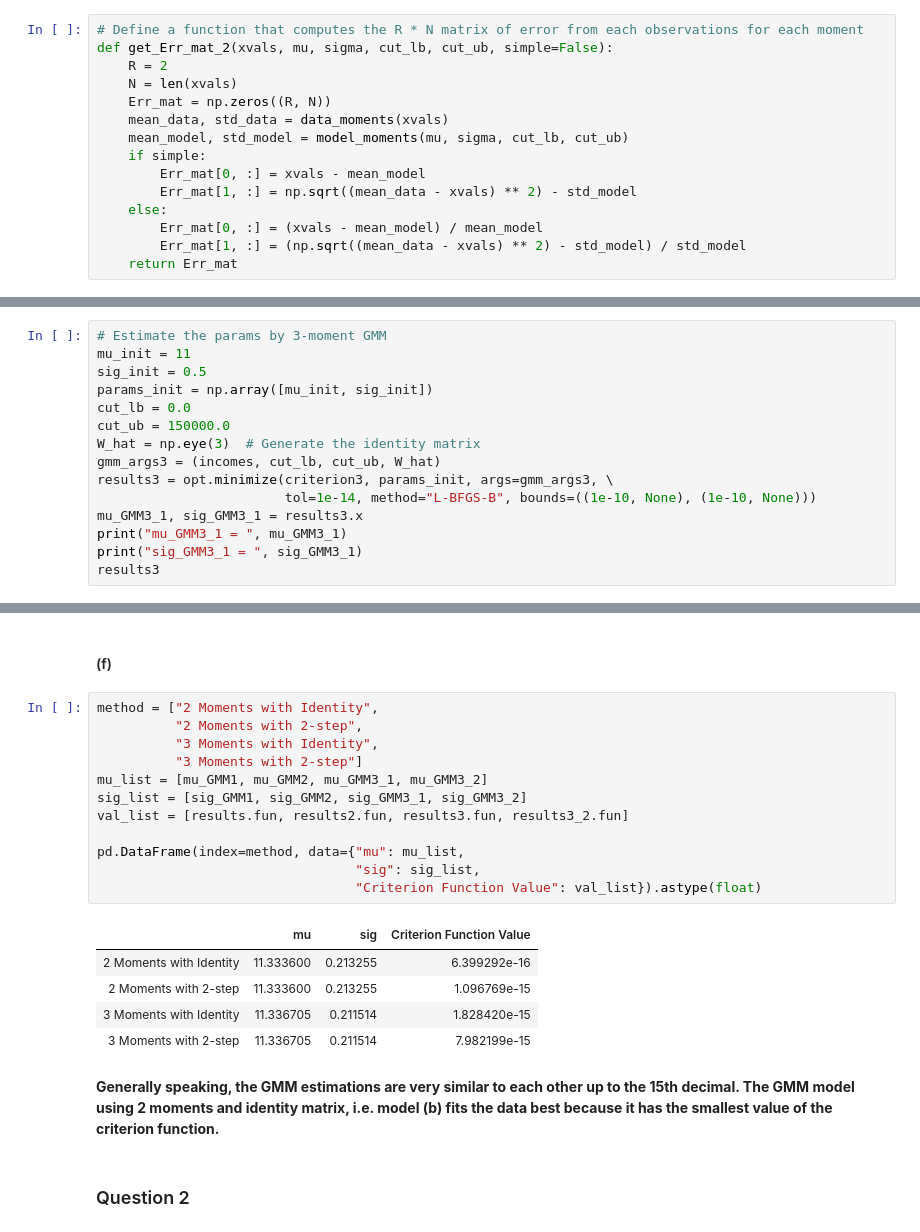
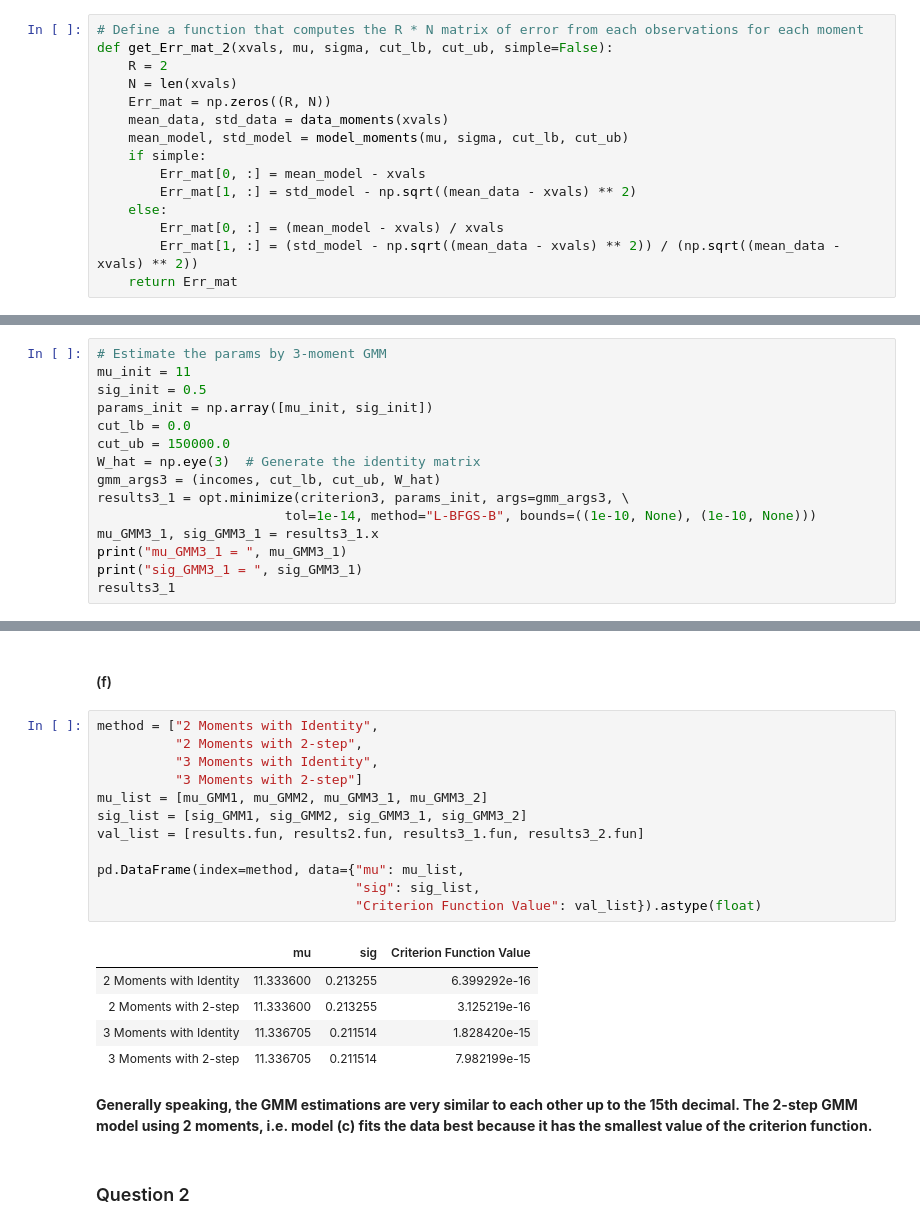
Before and after one commit to linghui-wu/persp-model-econ_w20, a Jupyter notebook: ProblemSets/PS5/PS5_solutions.ipynb, the cells around one changed output, grey strips where cells are left out. Cells and saved outputs as stored; diff of their text form.

```diff
--- a/ProblemSets/PS5/PS5_solutions.ipynb
+++ b/ProblemSets/PS5/PS5_solutions.ipynb
@@ -173,11 +203,11 @@ def get_Err_mat_2(xvals, mu, sigma, cut_lb, cut_ub, simple=False):
     mean_data, std_data = data_moments(xvals)
     mean_model, std_model = model_moments(mu, sigma, cut_lb, cut_ub)
     if simple:
-        Err_mat[0, :] = xvals - mean_model
-        Err_mat[1, :] = np.sqrt((mean_data - xvals) ** 2) - std_model
+        Err_mat[0, :] = mean_model - xvals
+        Err_mat[1, :] = std_model - np.sqrt((mean_data - xvals) ** 2)
     else:
-        Err_mat[0, :] = (xvals - mean_model) / mean_model
-        Err_mat[1, :] = (np.sqrt((mean_data - xvals) ** 2) - std_model) / std_model
+        Err_mat[0, :] = (mean_model - xvals) / xvals
+        Err_mat[1, :] = (std_model - np.sqrt((mean_data - xvals) ** 2)) / (np.sqrt((mean_data - xvals) ** 2))
     return Err_mat
 # %%
 # Calculate the new estimate of the var.-cov. matrix
@@ -304,12 +364,12 @@ cut_lb = 0.0
 cut_ub = 150000.0
 W_hat = np.eye(3)  # Generate the identity matrix
 gmm_args3 = (incomes, cut_lb, cut_ub, W_hat)
-results3 = opt.minimize(criterion3, params_init, args=gmm_args3, \
+results3_1 = opt.minimize(criterion3, params_init, args=gmm_args3, \
                         tol=1e-14, method="L-BFGS-B", bounds=((1e-10, None), (1e-10, None)))
-mu_GMM3_1, sig_GMM3_1 = results3.x
+mu_GMM3_1, sig_GMM3_1 = results3_1.x
 print("mu_GMM3_1 = ", mu_GMM3_1)
 print("sig_GMM3_1 = ", sig_GMM3_1)
-results3
+results3_1
 # %% [output]
 mu_GMM3_1 =  11.336705181100031
 sig_GMM3_1 =  0.21151351584300565
@@ -470,23 +576,23 @@ plt.legend(loc="best");
 # %%
 method = ["2 Moments with Identity",
           "2 Moments with 2-step",
           "3 Moments with Identity",
           "3 Moments with 2-step"]
 mu_list = [mu_GMM1, mu_GMM2, mu_GMM3_1, mu_GMM3_2]
 sig_list = [sig_GMM1, sig_GMM2, sig_GMM3_1, sig_GMM3_2]
-val_list = [results.fun, results2.fun, results3.fun, results3_2.fun]
+val_list = [results.fun, results2.fun, results3_1.fun, results3_2.fun]
 
 pd.DataFrame(index=method, data={"mu": mu_list,
                                  "sig": sig_list,
                                  "Criterion Function Value": val_list}).astype(float)
 # %% [output]
 |  | mu | sig | Criterion Function Value |
 | 2 Moments with Identity | 11.333600 | 0.213255 | 6.399292e-16 |
-| 2 Moments with 2-step | 11.333600 | 0.213255 | 1.096769e-15 |
+| 2 Moments with 2-step | 11.333600 | 0.213255 | 3.125219e-16 |
 | 3 Moments with Identity | 11.336705 | 0.211514 | 1.828420e-15 |
 | 3 Moments with 2-step | 11.336705 | 0.211514 | 7.982199e-15 |
 # %% [markdown]
-**Generally speaking, the GMM estimations are very similar to each other up to the 15th decimal. The GMM model using 2 moments and identity matrix, i.e. model (b) fits the data best because it has the smallest value of the criterion function.**
+**Generally speaking, the GMM estimations are very similar to each other up to the 15th decimal. The 2-step GMM model using 2 moments, i.e. model (c) fits the data best because it has the smallest value of the criterion function.**
 # %% [markdown]
 ### Question 2
 # %% [markdown]
```
Also changed, not shown: parts of 11 cells of this notebook.
